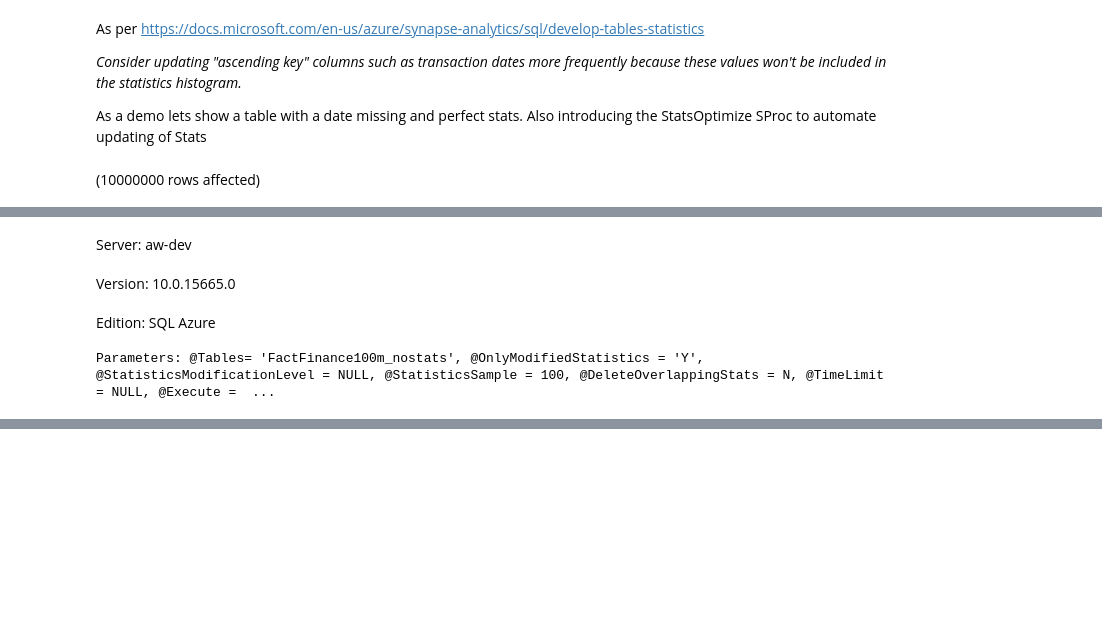
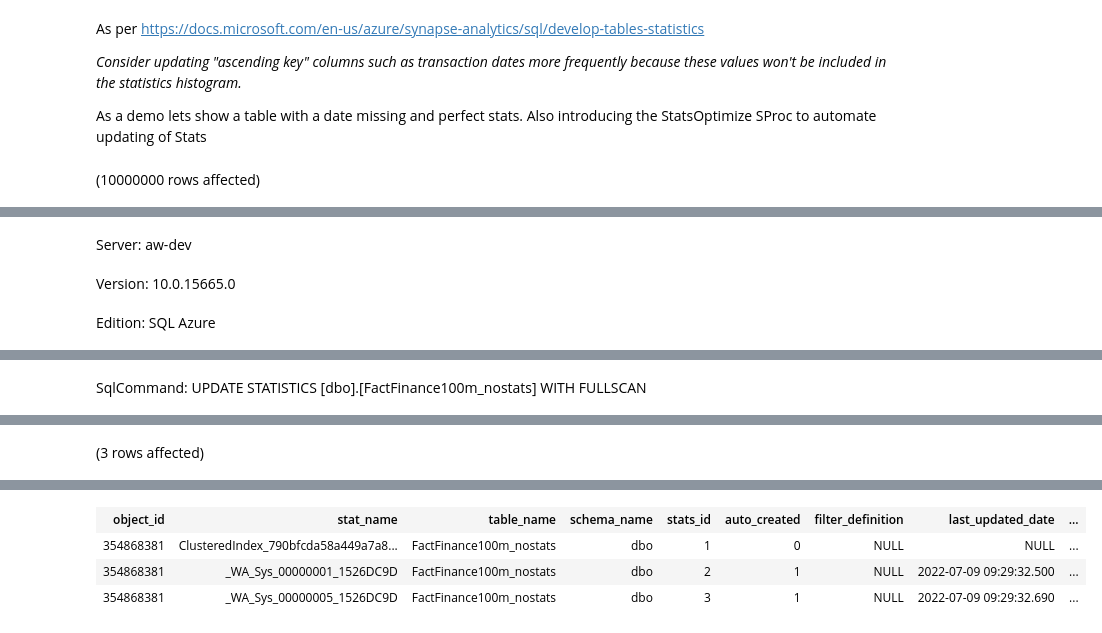
Before and after one commit to ProdataSQL/SynapseTools, a Jupyter notebook: SqlPools/Demos/02.4 Special Columns.ipynb, the cells around one changed output, grey strips where cells are left out. Drawn from its saved outputs; the diff is of its cells as text; code cells hidden in the pictures; blank space fills up the shorter version.

```diff
--- a/SqlPools/Demos/02.4 Special Columns.ipynb
+++ b/SqlPools/Demos/02.4 Special Columns.ipynb
@@ -10,11 +10,14 @@ As a demo lets show a table with a date missing and perfect stats. Also introduc
 delete from  [dbo].[FactFinance100m_nostats] WHERE DateKey> 20130000
 
 exec  dbo.[StatsOptimize]  @Tables='FactFinance100m_nostats'
-, @StatisticsModificationLevel=null
+, @StatisticsModificationLevel=0
 , @StatisticsSample=100
 , @OnlyModifiedStatistics=null
 , @DeleteOverlappingStats=null
 , @TimeLimit=null
 , @Execute='Y'
+
+
+SELECT * FROM vStats WHERE table_name ='FactFinance100m_nostats'
 # %% [output]
 (10000000 rows affected)
@@ -22,4 +25,3 @@ Date and time: 2022-07-07 20:39:49
 Server: aw-dev
 Version: 10.0.15665.0
 Edition: SQL Azure
-Parameters: @Tables= 'FactFinance100m_nostats', @OnlyModifiedStatistics = 'Y', @StatisticsModificationLevel = NULL, @StatisticsSample = 100, @DeleteOverlappingStats = N, @TimeLimit = NULL, @Execute =  ...
@@ -29,0 +32 @@ Total execution time: 00:00:11.954
+SqlCommand: UPDATE STATISTICS [dbo].[FactFinance100m_nostats] WITH FULLSCAN
@@ -29,0 +34 @@ Total execution time: 00:00:11.954
+(3 rows affected)
@@ -30,2 +36,6 @@ Total execution time: 00:00:11.954
+| object_id | stat_name | table_name | schema_name | stats_id | auto_created | filter_definition | last_updated_date | ... |
+| 354868381 | ClusteredIndex_790bfcda58a449a7a8... | FactFinance100m_nostats | dbo | 1 | 0 | NULL | NULL | ... |
+| 354868381 | _WA_Sys_00000001_1526DC9D | FactFinance100m_nostats | dbo | 2 | 1 | NULL | 2022-07-09 09:29:32.500 | ... |
+| 354868381 | _WA_Sys_00000005_1526DC9D | FactFinance100m_nostats | dbo | 3 | 1 | NULL | 2022-07-09 09:29:32.690 | ... |
 # %%
 /* The Stats Histogram is now mising latest date (while being perfect)*/
```
Also changed, not shown: parts of 7 cells of this notebook, 4 other files.
